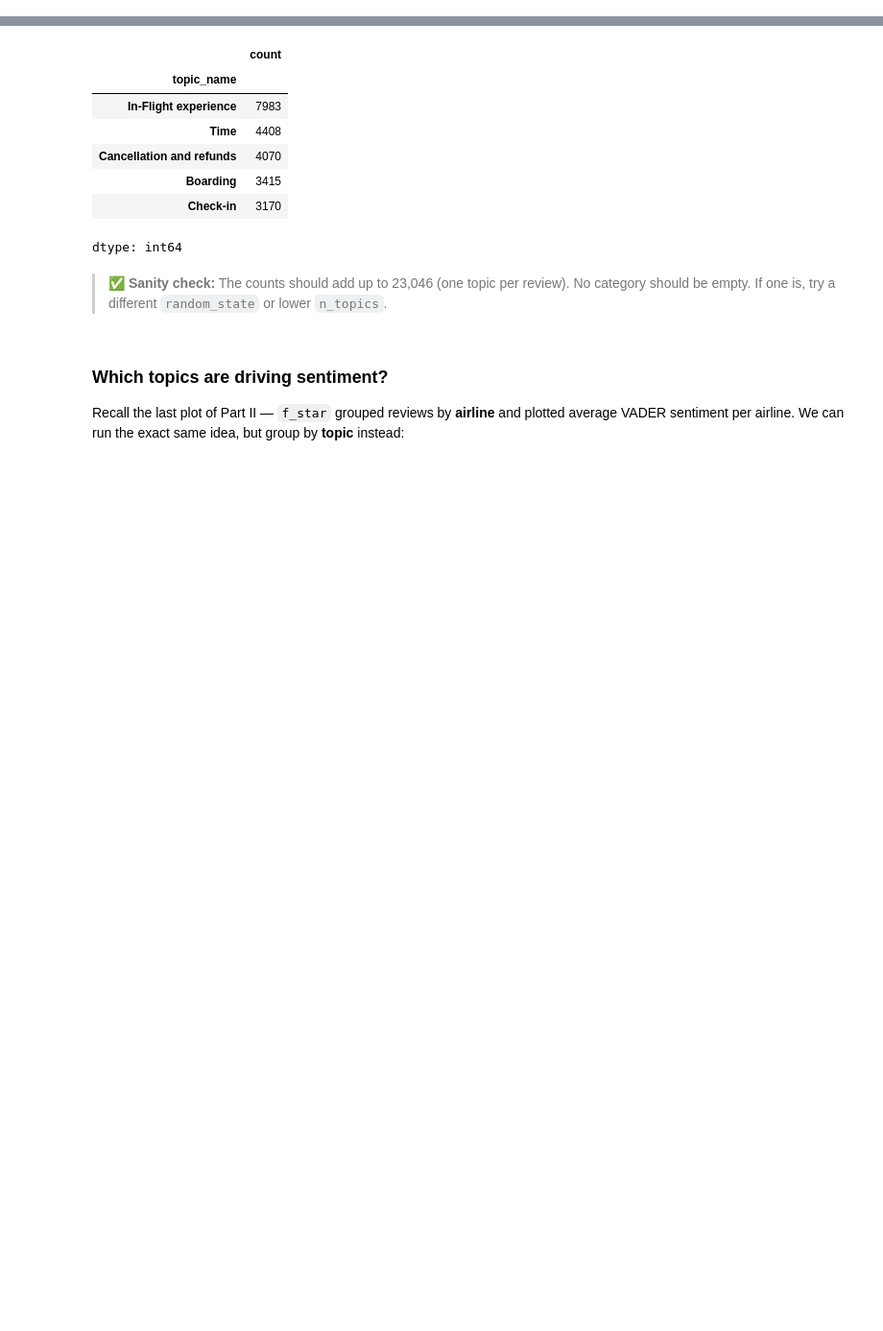
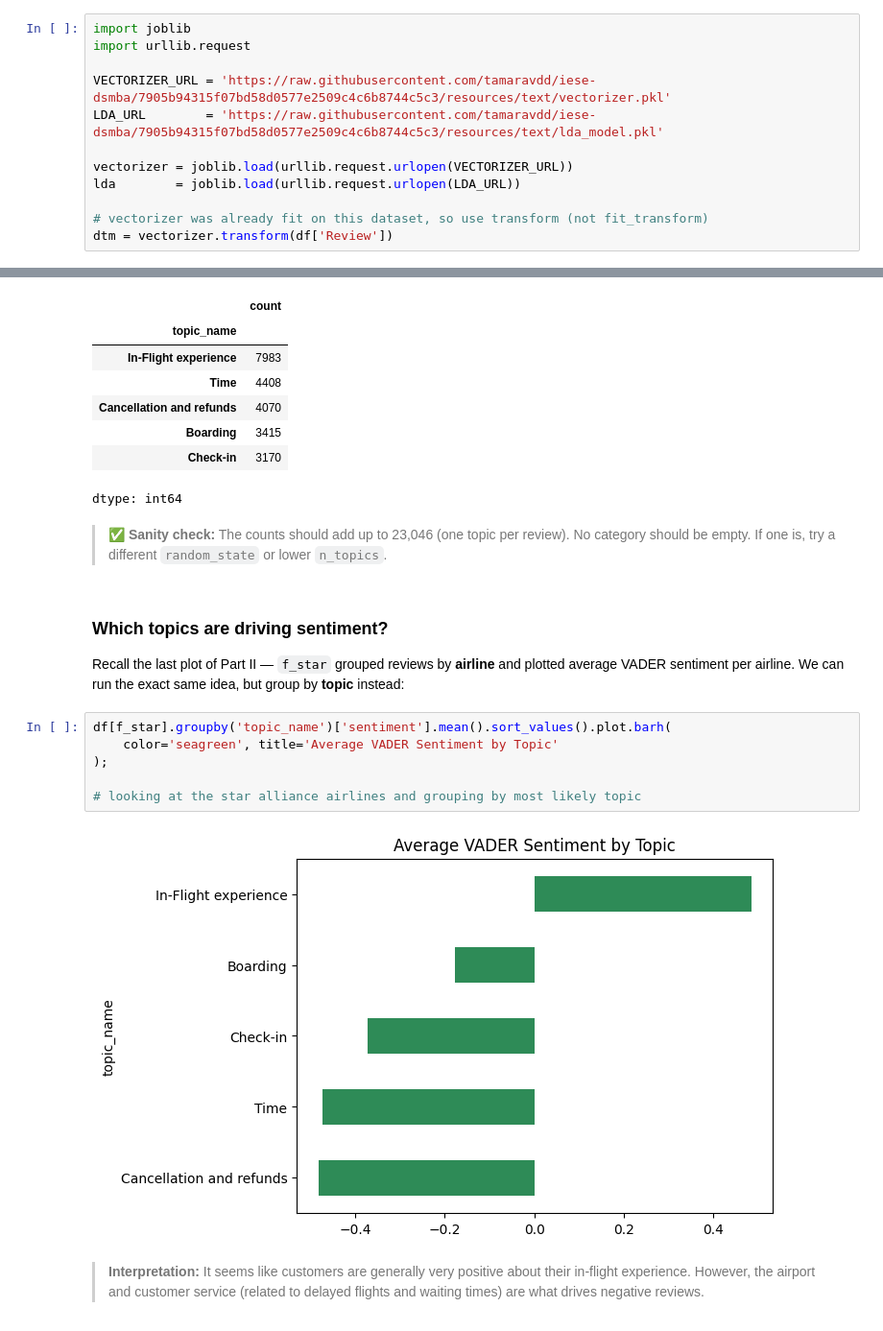
Before and after one commit to tamaravdd/iese-dsmba, a Jupyter notebook: notebooks/05_Airline_TextAnalytics.ipynb, the cells around one changed output, grey strips where cells are left out. Shown at 96% size. Drawn from its saved outputs; the diff is of its cells as text; blank space fills up the shorter version.

```diff
--- a/notebooks/05_Airline_TextAnalytics.ipynb
+++ b/notebooks/05_Airline_TextAnalytics.ipynb
@@ -711,3 +713,15 @@ iteration: 6 of max_iter: 10
+# %%
+import joblib
+import urllib.request
+
+VECTORIZER_URL = 'https://raw.githubusercontent.com/tamaravdd/iese-dsmba/7905b94315f07bd58d0577e2509c4c6b8744c5c3/resources/text/vectorizer.pkl'
+LDA_URL        = 'https://raw.githubusercontent.com/tamaravdd/iese-dsmba/7905b94315f07bd58d0577e2509c4c6b8744c5c3/resources/text/lda_model.pkl'
+
+vectorizer = joblib.load(urllib.request.urlopen(VECTORIZER_URL))
+lda        = joblib.load(urllib.request.urlopen(LDA_URL))
+
+# vectorizer was already fit on this dataset, so use transform (not fit_transform)
+dtm = vectorizer.transform(df['Review'])
 # %%
 # print the top 10 words for each topic
 words = vectorizer.get_feature_names_out()
@@ -780,3 +794,13 @@ dtype: int64
 ### Which topics are driving sentiment?
 
 Recall the last plot of Part II — `f_star` grouped reviews by **airline** and plotted average VADER sentiment per airline. We can run the exact same idea, but group by **topic** instead:
+# %%
+df[f_star].groupby('topic_name')['sentiment'].mean().sort_values().plot.barh(
+    color='seagreen', title='Average VADER Sentiment by Topic'
+);
+
+# looking at the star alliance airlines and grouping by most likely topic
+# %% [output]
+[figure, added]
+# %% [markdown]
+> **Interpretation:** It seems like customers are generally very positive about their in-flight experience. However, the airport and customer service (related to delayed flights and waiting times) are what drives negative reviews.
```
Also changed, not shown: parts of 5 cells of this notebook.
